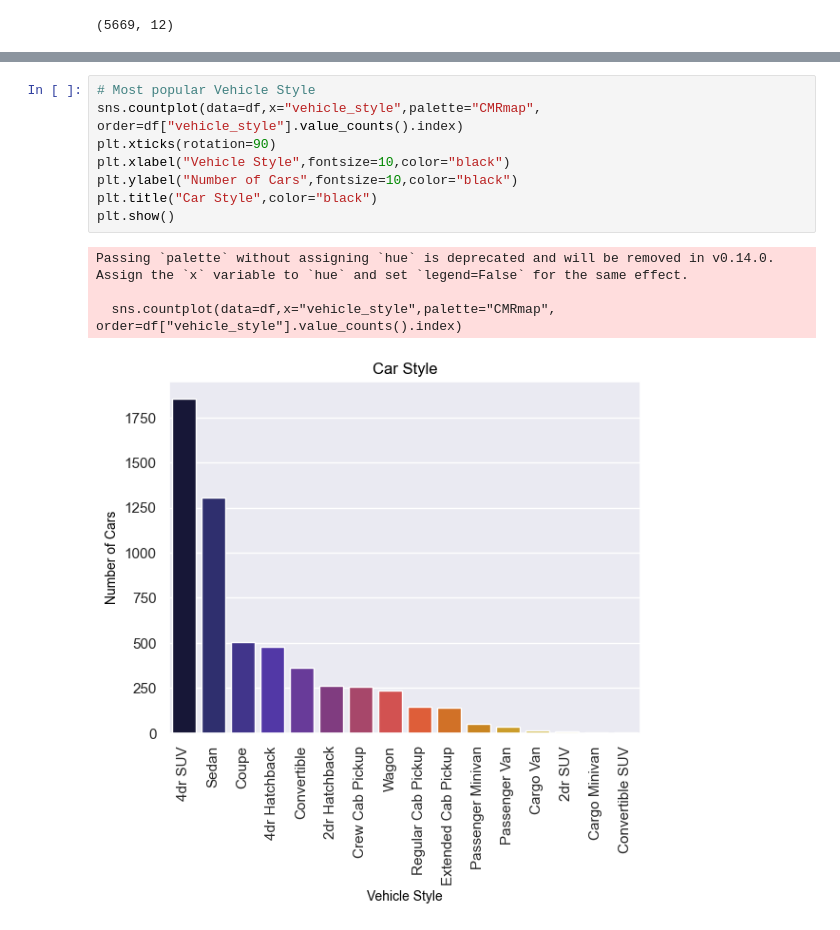
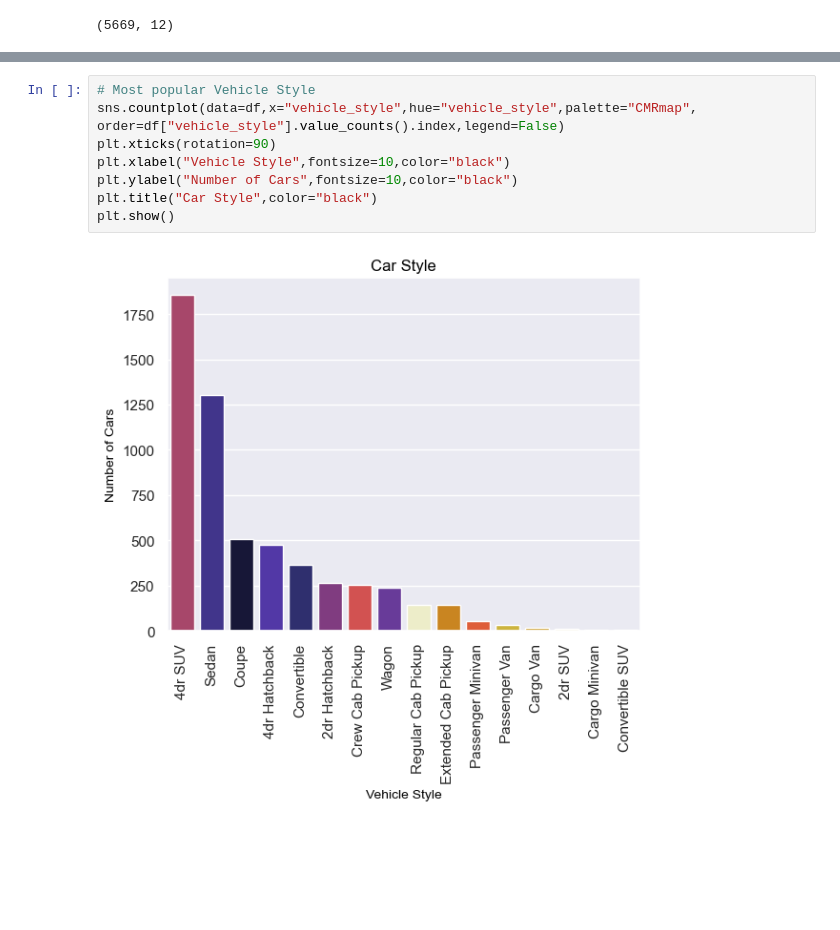
Before and after one commit to LaureaYue/SEIS-Group-4-Project, a Jupyter notebook: project4-group2.ipynb, the cells around one changed output, grey strips where cells are left out. Drawn from its saved outputs; the diff is of its cells as text; blank space fills up the shorter version.

```diff
--- a/project4-group2.ipynb
+++ b/project4-group2.ipynb
@@ -212,13 +211,10 @@ Passing `palette` without assigning `hue` is deprecated and will be removed in v
 # %%
 # Most popular Vehicle Style
-sns.countplot(data=df,x="vehicle_style",palette="CMRmap", order=df["vehicle_style"].value_counts().index)
+sns.countplot(data=df,x="vehicle_style",hue="vehicle_style",palette="CMRmap", order=df["vehicle_style"].value_counts().index,legend=False)
 plt.xticks(rotation=90)
 plt.xlabel("Vehicle Style",fontsize=10,color="black")
 plt.ylabel("Number of Cars",fontsize=10,color="black")
 plt.title("Car Style",color="black")
 plt.show()
 # %% [output]
-Passing `palette` without assigning `hue` is deprecated and will be removed in v0.14.0. Assign the `x` variable to `hue` and set `legend=False` for the same effect.
-
-  sns.countplot(data=df,x="vehicle_style",palette="CMRmap", order=df["vehicle_style"].value_counts().index)
-[figure, old version]
+[figure, new version]
```
Also changed, not shown: parts of 2 cells of this notebook.
